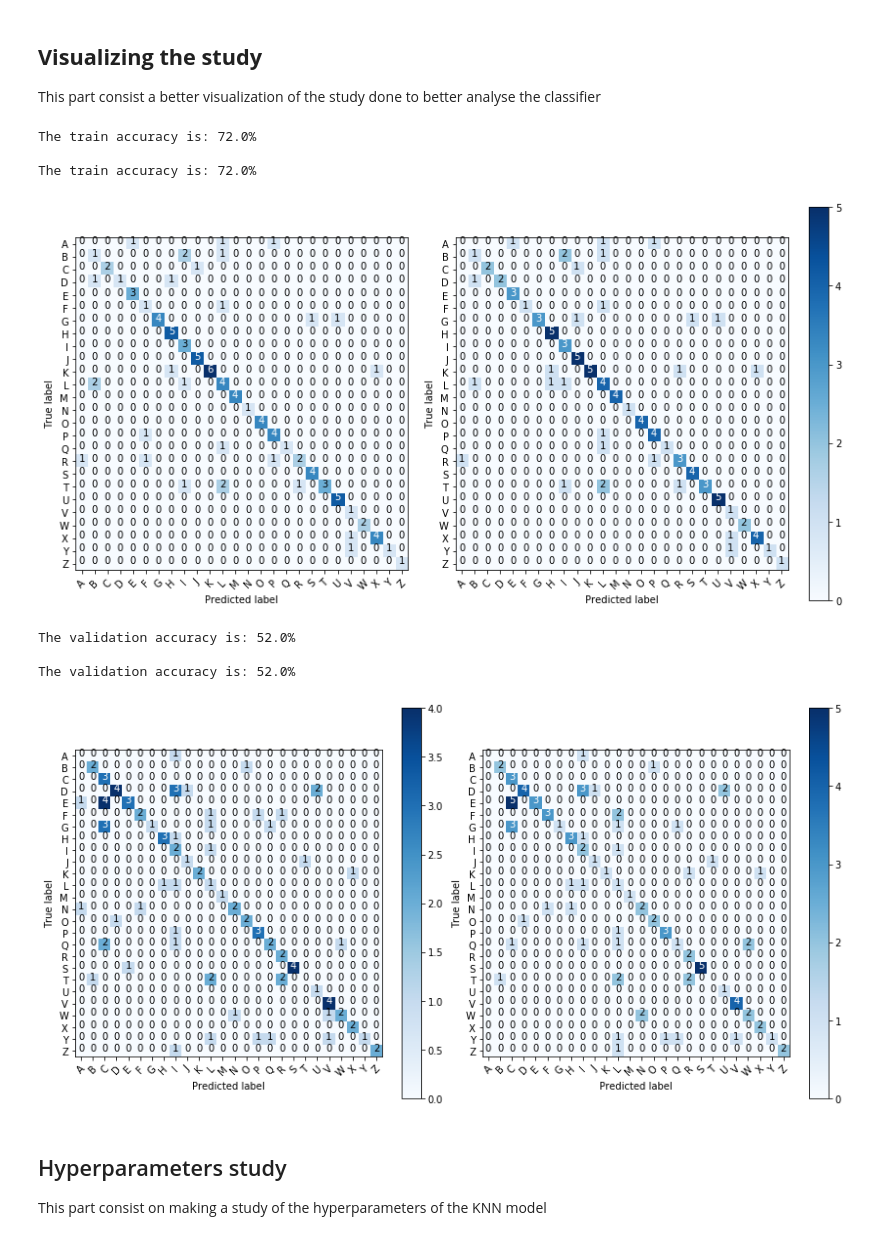
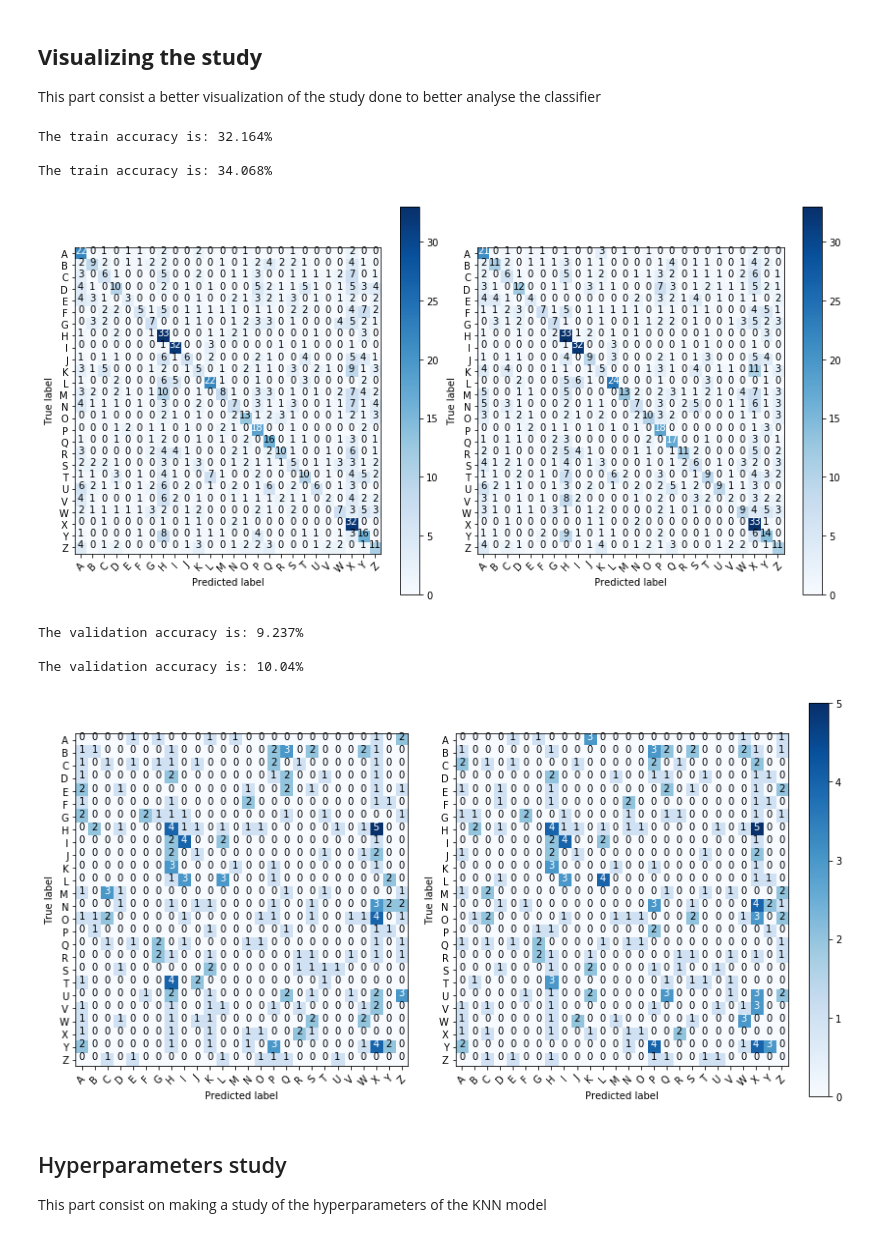
Before and after one commit to fabiomorooka/Letter-Identification, a Jupyter notebook: created_knn/main.ipynb, the cells around one changed output. Saved outputs shown, nothing was run; the diff lists cells and outputs as text; code cells hidden in the pictures.

```diff
--- a/created_knn/main.ipynb
+++ b/created_knn/main.ipynb
@@ -80,0 +62,15 @@ validation_y = label_validation[:M]
+# %%
+def generate_feature_row(dataset):
+    letters_with_features = []
+    for i in range(dataset.length):
+        target = dataset.letters[i].target
+        features = dataset.letters[i].features.values()
+        features.append(target)
+
+        letters_with_features.append(features)
+
+    return letters_with_features
+# %%
+%%time
+
+X_train = generate_feature_row(dt.create_train_data_list(0.01))
@@ -80,0 +87,4 @@ validation_y = label_validation[:M]
+# %%
+%%time
+
+X_validation = generate_feature_row(dt.create_validation_data_list(0.01))
@@ -115,9 +149,10 @@ Wall time: 35.8 s
 def knn_validation(num_neighbors, norm):
     print("Using " + str(num_neighbors) + " neighbors")
     print("Using the " + norm + " norm\n")
-    predicted = knn.k_nearest_neighbors(train_array[:N], validation_array[:M], num_neighbors, norm)
+    predicted = knn.k_nearest_neighbors(X_train, X_validation, num_neighbors, norm)
 
-    print("The validation accuracy is: " + str(round((accuracy_score(validation_y[:M], predicted) * 100), 3)) + "%\n")
+    print("The train accuracy is: " + str(round((accuracy_score(Y_validation, predicted) * 100), 3)) + "%\n")
+
     return predicted
 # %%
 %%time
@@ -183,44 +219,44 @@ plt.title('Train Confusion Matrix')
 
 plt.subplot(121)
 # plt.title("Train accuracy is: " + str(round((accuracy_score(train_y[:M], predicted_train) * 100), 3)) + "%")
-plot_confusion_matrix(train_x[:M], train_y[:M], predicted_train_l2)
-print("The train accuracy is: " + str(round((accuracy_score(train_y[:M], predicted_train_l2) * 100), 3)) + "%\n")
+plot_confusion_matrix(X_train, Y_train, predicted_train_l2)
+print("The train accuracy is: " + str(round((accuracy_score(Y_train, predicted_train_l2) * 100), 3)) + "%\n")
 
 plt.subplot(122)
 # plt.title("Train accuracy is: " + str(round((accuracy_score(train_y[:M], predicted_train) * 100), 3)) + "%")
-plot_confusion_matrix(train_x[:M], train_y[:M], predicted_train_l1)
-print("The train accuracy is: " + str(round((accuracy_score(train_y[:M], predicted_train_l1) * 100), 3)) + "%\n")
+plot_confusion_matrix(X_train, Y_train, predicted_train_l1)
+print("The train accuracy is: " + str(round((accuracy_score(Y_train, predicted_train_l1) * 100), 3)) + "%\n")
 
 
 plt.savefig("./Results/Train")
 # %% [output]
-The train accuracy is: 72.0%
+The train accuracy is: 32.164%
 
-The train accuracy is: 72.0%
+The train accuracy is: 34.068%
-[figure, old version]
+[figure, new version]
 # %%
 plt.figure(figsize=(12,6))
 plt.title('Validation Confusion Matrix')
 
 plt.subplot(121)
 #plt.title("Validation accuracy is: " + str(round((accuracy_score(validation_y[:M], predicted_validation) * 100), 3)) + "%")
-plot_confusion_matrix(validation_x, validation_y, predicted_validation_l2)
-print("The validation accuracy is: " + str(round((accuracy_score(validation_y[:M], predicted_validation_l2) * 100), 3)) + "%\n")
+plot_confusion_matrix(X_validation, Y_validation, predicted_validation_l2)
+print("The validation accuracy is: " + str(round((accuracy_score(Y_validation, predicted_validation_l2) * 100), 3)) + "%\n")
 
 plt.subplot(122)
 #plt.title("Validation accuracy is: " + str(round((accuracy_score(validation_y[:M], predicted_validation) * 100), 3)) + "%")
-plot_confusion_matrix(validation_x, validation_y, predicted_validation_l1)
-print("The validation accuracy is: " + str(round((accuracy_score(validation_y[:M], predicted_validation_l1) * 100), 3)) + "%\n")
+plot_confusion_matrix(X_validation, Y_validation, predicted_validation_l1)
+print("The validation accuracy is: " + str(round((accuracy_score(Y_validation, predicted_validation_l1) * 100), 3)) + "%\n")
 
 
 
 plt.savefig("./Results/Validation")
 #plt.show()
 # %% [output]
-The validation accuracy is: 52.0%
+The validation accuracy is: 9.237%
 
-The validation accuracy is: 52.0%
+The validation accuracy is: 10.04%
-[figure, old version]
+[figure, new version]
 # %% [markdown]
 ## Hyperparameters study
 
```
Also changed, not shown: parts of 31 cells of this notebook, 5 other files.
